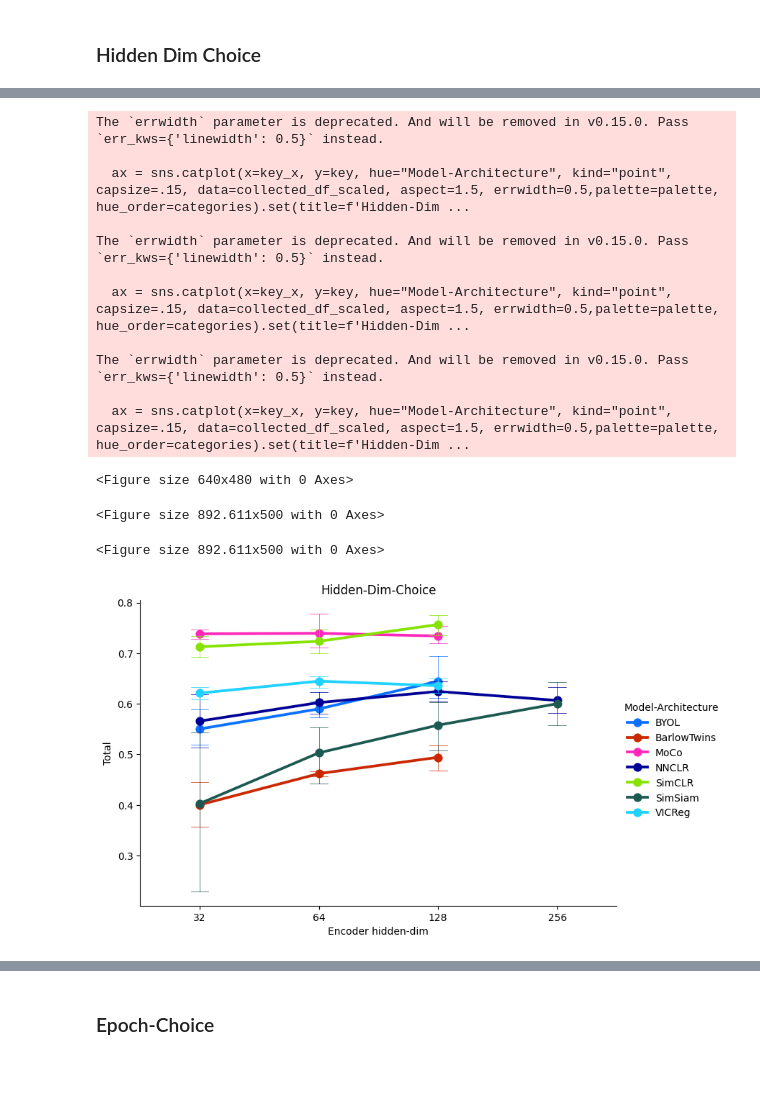
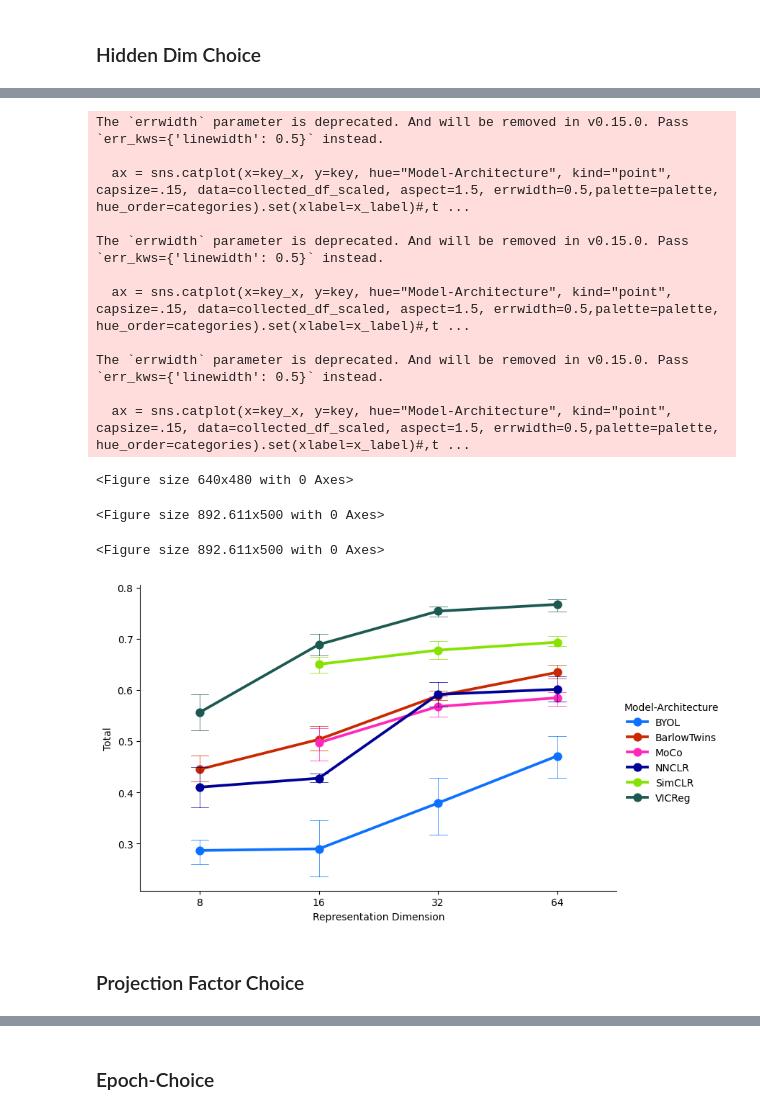
Before and after one commit to OlgaOvcharenko/scAugmentBench, a Jupyter notebook: debug.ipynb, the cells around one changed output, grey strips where cells are left out. Saved outputs shown, nothing was run; the diff lists cells and outputs as text; code cells hidden in the pictures; blank space fills up the shorter version.

```diff
--- a/debug.ipynb
+++ b/debug.ipynb
@@ -63,7 +63,7 @@ def plot_umap(adata, embedding):
     sc.tl.umap(adata)
     return sc.pl.umap(adata, show=False, color=['CellType', 'batchlb'],)
 
-path = "/local/home/tomap/scAugmentBench/ablation-db-2/architecture-ablation/MCA/BarlowTwins/64/2/20/embedding.npz"
+path = "/local/home/tomap/scAugmentBench/ablation-db-2/architecture-ablation/MCA/BarlowTwins/32/2/20/embedding.npz"
 
 embedding = np.load(path)['arr_0']
 
@@ -386,14 +406,13 @@ from evaluator import *
 
 
 def get_bigger_table(project_root = "/local/home/tomap/scAugmentBench", dirname = "architecture-ablation",
-                 dname = "ImmHuman",):
+                 dname = "ImmHuman"):
     root = os.path.join(project_root, dirname, dname)
     model_names = os.listdir(root)
     if os.path.exists(os.path.join(root, "final_collected.csv")):
             os.remove(os.path.join(root, "final_collected.csv"))
 
     ls = []
-    augnames = []
     for mname in model_names:
         tmp = os.path.join(project_root, dirname, dname, mname)
 
@@ -406,22 +425,45 @@ def get_bigger_table(project_root = "/local/home/tomap/scAugmentBench", dirname
         print(f"Min num seeds: {min(n_seeds)}.\nMax num seeds: {max(n_seeds)}.")
 
         # get mean and std per parameter-config:
-        for param in os.listdir(tmp):
-            if "mean_result.csv" in os.listdir(os.path.join(tmp, param)):
-                os.remove(os.path.join(tmp, param, "mean_result.csv"))
-            if "std_result.csv" in os.listdir(os.path.join(tmp, param)):
-                os.remove(os.path.join(tmp, param, "std_result.csv"))
-            seeds = os.listdir(os.path.join(tmp, param))
-            metrics = [pd.read_csv(os.path.join(tmp, param, seed, "evaluation_metrics.csv")) for seed in seeds]
+        representation_dims = os.listdir(tmp)
+        hyperparam_strings = []
+        for param in representation_dims:
+            if mname in ["BarlowTwins", "SimSiam", "NNCLR", "BYOL", "SimCLR", "MoCo"]:
+                for param_2 in os.listdir(os.path.join(tmp, param)):
+                    metrics = []
+                    metrics.extend(get_results(os.path.join(tmp, param, param_2)))
+                    hyperparam_strings.append("-".join([param, param_2]))
+            elif mname == "VICReg":
+                for param_2 in os.listdir(os.path.join(tmp, param)):
+                    for lamda in os.listdir(os.path.join(tmp, param, param_2)):
+                        metrics = []
+                        metrics.extend(get_results(os.path.join(tmp, param, param_2, lamda)))
+            else:
+                tmp = os.path.join(tmp, param)
+                metrics = get_results(os.path.join(tmp))
+                hyperparam_strings.append(param)
 
             for i in range(len(metrics)):
                 metrics[i]['Model-Architecture'] = mname
-                metrics[i]['hidden_dim'] = int(param.split("-")[0])
-                if len(param.split("-")) > 1:
-                    metrics[i]['hidden_dim2'] = int(param.split("-")[1])
+                print(param)
+                metrics[i]['hidden_dim'] = int(param)
             df = pd.DataFrame(pd.concat(metrics).round(4))#, columns=[seed for seed in os.listdir(os.path.join(tmp, param))])
             ls.append(df)
     return pd.concat(ls)
+
+def get_results(path):
+    if "mean_result.csv" in os.listdir(path):
+        os.remove(os.path.join(path, "mean_result.csv"))
+    if "std_result.csv" in os.listdir(path):
+        os.remove(os.path.join(path, "std_result.csv"))
+    seeds = os.listdir(path)
+    metrics = [pd.read_csv(os.path.join(path, seed, "evaluation_metrics.csv")) for seed in seeds]
+    return metrics
+
+
+df = get_bigger_table(project_root="/local/home/tomap/scAugmentBench/ablation-db-2", dirname="architecture-ablation",
+                               dname="MCA")
+
 
 def plot_bigger_table_dim_total(collected_df, key="Batch correction", key_x="hidden_dim", x_label="alpha", palette=None, categories=None):
     tmp = collected_df.copy()
@@ -431,9 +473,9 @@ def plot_bigger_table_dim_total(collected_df, key="Batch correction", key_x="hid
 
     plt.clf()
     #ax = sns.catplot(x="alpha", y=key, hue="Model-Architecture", kind="point", capsize=.15, data=collected_df, aspect=1.5, errwidth=0.5,).set(title=f'{name} augmentation')
-    ax = sns.catplot(x=key_x, y=key, hue="Model-Architecture", kind="point", capsize=.15, data=collected_df_scaled, aspect=1.5, errwidth=0.5,palette=palette, hue_order=categories).set(title=f'Hidden-Dim-Choice', xlabel=x_label)
-    ax.savefig(f"/local/home/tomap/output/hidden-dim-ablation-{key}.png")
-    ax.savefig(f"/local/home/tomap/output/hidden-dim-ablation-{key}.svg")
+    ax = sns.catplot(x=key_x, y=key, hue="Model-Architecture", kind="point", capsize=.15, data=collected_df_scaled, aspect=1.5, errwidth=0.5,palette=palette, hue_order=categories).set(xlabel=x_label)#,title=f'Hidden-Dim-Choice'
+    ax.savefig(f"/local/home/tomap/output/representation-dimension-ablation-{key}.png")
+    ax.savefig(f"/local/home/tomap/output/representation-dimension-ablation-{key}.svg")
     return ax
 
 
@@ -448,8 +490,8 @@ def plot_bigger_table_scatter(collected_df, name):
     ax.legend(loc='center left', bbox_to_anchor=(1, 0.5), ncol=1)
     ax.savefig(f"/local/home/tomap/output/{name}-alphas-scatter.png")
 
-df = get_bigger_table(dirname="dimension-ablation-vol2",
-                               dname="ImmHuman")
+"""df = get_bigger_table(dirname="dimension-ablation-vol2",
+                               dname="ImmHuman")"""
 
 
 import glasbey
@@ -467,7 +509,10 @@ df['hidden_dim2'] = df['hidden_dim2'].astype(int)
 """
 key_x = "hidden_dim"
 
-ax = plot_bigger_table_dim_total(df.loc[(df['hidden_dim'] > 16) & (df['hidden_dim'] <= 256)], key="Bio conservation", key_x=key_x, x_label="Encoder hidden-dim", palette=palette, categories=categories)
-ax = plot_bigger_table_dim_total(df.loc[(df['hidden_dim'] > 16) & (df['hidden_dim'] <= 256)], key="Batch correction", key_x=key_x, x_label="Encoder hidden-dim", palette=palette, categories=categories)
-ax = plot_bigger_table_dim_total(df.loc[(df['hidden_dim'] > 16) & (df['hidden_dim'] <= 256)], key="Total", key_x=key_x, x_label="Encoder hidden-dim", palette=palette, categories=categories)
+#df = df.loc[(df['hidden_dim'] > 8) & (df['hidden_dim'] <= 64)]
+df = df.loc[(df['hidden_dim'] <= 64)]
+
+ax = plot_bigger_table_dim_total(df, key="Bio conservation", key_x=key_x, x_label="Representation Dimension", palette=palette, categories=categories)
+ax = plot_bigger_table_dim_total(df, key="Batch correction", key_x=key_x, x_label="Representation Dimension", palette=palette, categories=categories)
+ax = plot_bigger_table_dim_total(df, key="Total", key_x=key_x, x_label="Representation Dimension", palette=palette, categories=categories)
 # %% [output]
@@ -489,15 +536,17 @@ Max num seeds: 5.
 The `errwidth` parameter is deprecated. And will be removed in v0.15.0. Pass `err_kws={'linewidth': 0.5}` instead.
 
-  ax = sns.catplot(x=key_x, y=key, hue="Model-Architecture", kind="point", capsize=.15, data=collected_df_scaled, aspect=1.5, errwidth=0.5,palette=palette, hue_order=categories).set(title=f'Hidden-Dim ...
+  ax = sns.catplot(x=key_x, y=key, hue="Model-Architecture", kind="point", capsize=.15, data=collected_df_scaled, aspect=1.5, errwidth=0.5,palette=palette, hue_order=categories).set(xlabel=x_label)#,t ...
 
 The `errwidth` parameter is deprecated. And will be removed in v0.15.0. Pass `err_kws={'linewidth': 0.5}` instead.
 
-  ax = sns.catplot(x=key_x, y=key, hue="Model-Architecture", kind="point", capsize=.15, data=collected_df_scaled, aspect=1.5, errwidth=0.5,palette=palette, hue_order=categories).set(title=f'Hidden-Dim ...
+  ax = sns.catplot(x=key_x, y=key, hue="Model-Architecture", kind="point", capsize=.15, data=collected_df_scaled, aspect=1.5, errwidth=0.5,palette=palette, hue_order=categories).set(xlabel=x_label)#,t ...
 
 The `errwidth` parameter is deprecated. And will be removed in v0.15.0. Pass `err_kws={'linewidth': 0.5}` instead.
 
-  ax = sns.catplot(x=key_x, y=key, hue="Model-Architecture", kind="point", capsize=.15, data=collected_df_scaled, aspect=1.5, errwidth=0.5,palette=palette, hue_order=categories).set(title=f'Hidden-Dim ...
+  ax = sns.catplot(x=key_x, y=key, hue="Model-Architecture", kind="point", capsize=.15, data=collected_df_scaled, aspect=1.5, errwidth=0.5,palette=palette, hue_order=categories).set(xlabel=x_label)#,t ...
 <Figure size 640x480 with 0 Axes>
 <Figure size 892.611x500 with 0 Axes>
 <Figure size 892.611x500 with 0 Axes>
-[figure, old version]
+[figure, new version]
+# %% [markdown]
+### Projection Factor Choice
```
Also changed, not shown: parts of 7 cells of this notebook, 14 other files.
